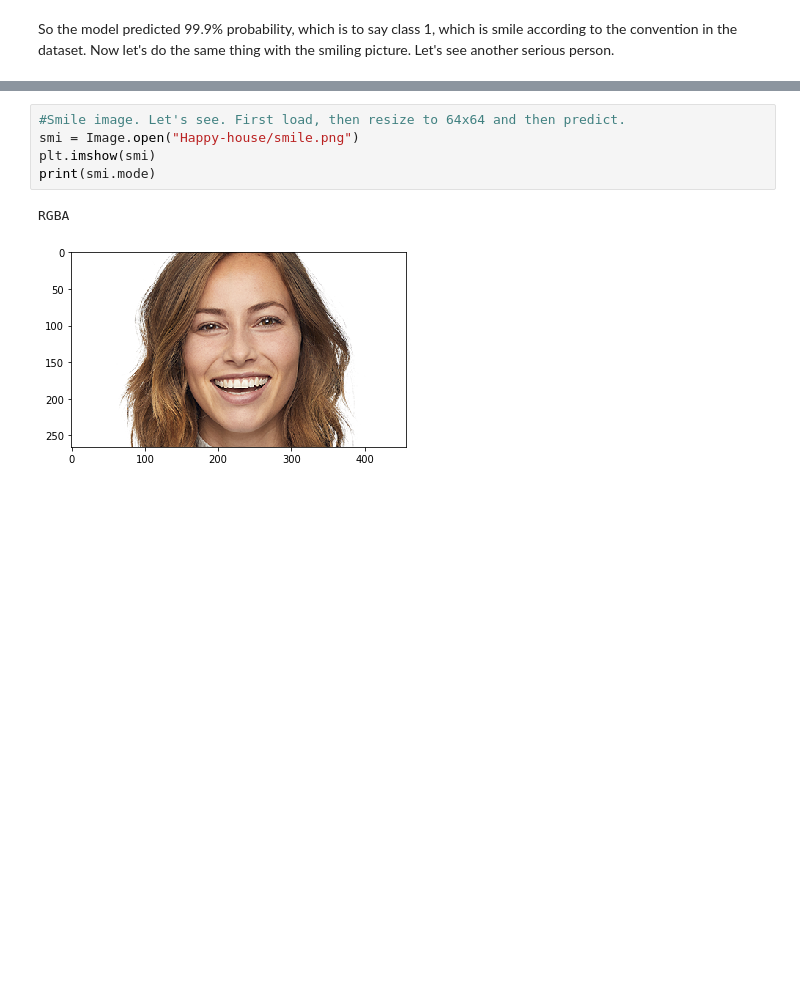
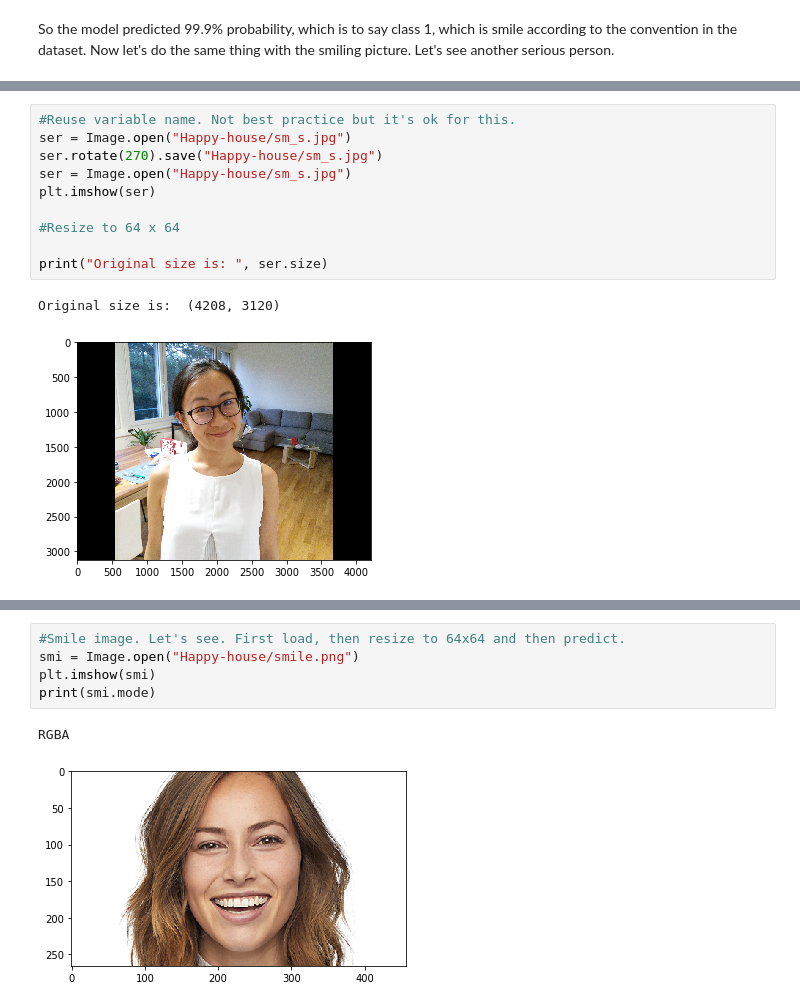
Before and after one commit to DrAlexSanz/Happy-house, a Jupyter notebook: Smile_detector_using_Keras.ipynb, the cells around one changed output, grey strips where cells are left out. Cells and saved outputs as stored; diff of their text form; blank space fills up the shorter version.

```diff
--- a/Smile_detector_using_Keras.ipynb
+++ b/Smile_detector_using_Keras.ipynb
@@ -403 +401,14 @@ The class is:  [[0.16279082]]
 [figure]
+# %%
+#Reuse variable name. Not best practice but it's ok for this.
+ser = Image.open("Happy-house/sm_s.jpg")
+ser.rotate(270).save("Happy-house/sm_s.jpg")
+ser = Image.open("Happy-house/sm_s.jpg")
+plt.imshow(ser)
+
+#Resize to 64 x 64
+
+print("Original size is: ", ser.size)
+# %% [output]
+Original size is:  (4208, 3120)
+[figure, added]
```
Also changed, not shown: parts of 18 cells of this notebook.
